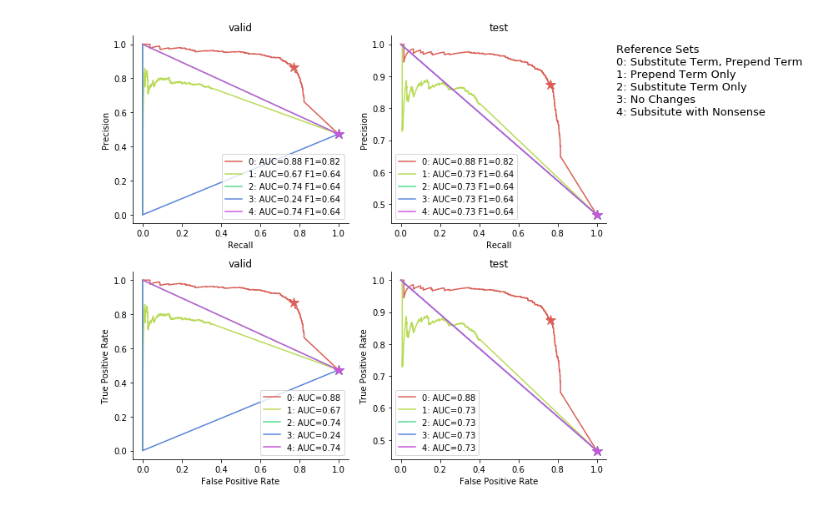
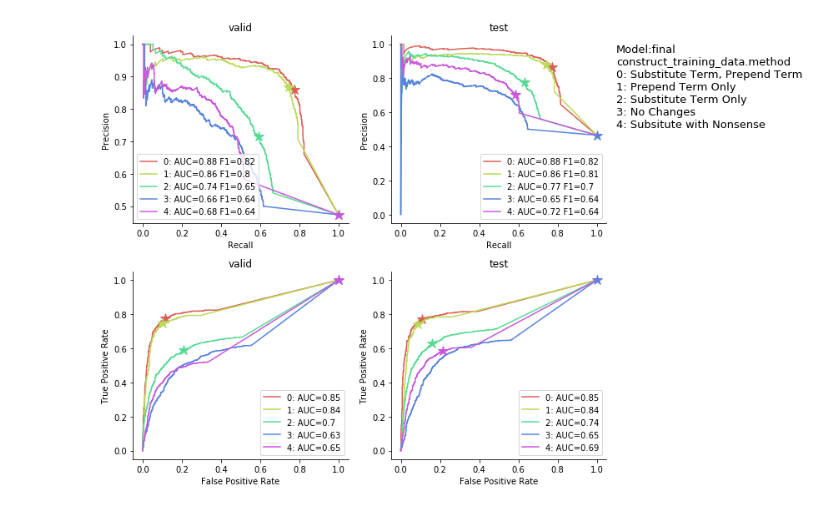
Before and after one commit to tatonetti-lab/onsides, a Jupyter notebook: notebooks/Experiment 0-Compare Example Construction Methods.ipynb, the cells around one changed output. Drawn from its saved outputs; the diff is of its cells as text; code cells hidden in the pictures.

Commit message:
experiment and notebook improvements

```diff
--- a/notebooks/Experiment 0-Compare Example Construction Methods.ipynb
+++ b/notebooks/Experiment 0-Compare Example Construction Methods.ipynb
@@ -22,66 +21,67 @@ import plot_helpers as ph
 experiment_id = "0"
 experiment = json.load(open('../analysis.json'))["experiments"][experiment_id]
 # %%
-resfiles = experiment['bestepoch']
-colors = sns.color_palette("hls", len(resfiles))
+for modeltype in ('final', 'bestepoch'):
+    resfiles = experiment[modeltype]
+    colors = sns.color_palette("hls", len(resfiles))
 
-plt.figure(figsize=(12,8))
-plotcounter = 1
+    plt.figure(figsize=(12,8))
+    plotcounter = 1
 
 
-for split in ('valid', 'test'):
-    plt.subplot(2, 2, plotcounter)
-    plotcounter += 1
-    plt.title(split)
+    for split in ('valid', 'test'):
+        plt.subplot(2, 2, plotcounter)
+        plotcounter += 1
+        plt.title(split)
 
-    for i, resfile in enumerate(resfiles):
+        for i, resfile in enumerate(resfiles):
 
-        df = pd.read_csv(os.path.join('..', resfile), index_col=0)
-        df['label'] = [1 if c == 'is_event' else 0 for c in df['class']]
-        split_df = df[df['split']==split]
+            df = pd.read_csv(os.path.join('..', resfile), index_col=0)
+            df['label'] = [1 if c == 'is_event' else 0 for c in df['class']]
+            split_df = df[df['split']==split]
 
-        prdata = ph.prdata(split_df['label'], split_df['Pred1'])
+            prdata = ph.prdata(split_df['label'], split_df['Pred1'])
 
-        plt.plot(prdata['recall'], prdata['precision'], color=colors[i],
-                 label=f'{i}: AUC={prdata["pr_auc"]:.2} F1={prdata["max_f1"]:.2}'
-                )
-        plt.plot([prdata['max_f1_recall']], [prdata['max_f1_precision']], '*', color=colors[i], markersize=12)
+            plt.plot(prdata['recall'], prdata['precision'], color=colors[i],
+                     label=f'{i}: AUC={prdata["pr_auc"]:.2} F1={prdata["max_f1"]:.2}'
+                    )
+            plt.plot([prdata['max_f1_recall']], [prdata['max_f1_precision']], '*', color=colors[i], markersize=12)
 
-    plt.xlabel('Recall')
-    plt.ylabel('Precision')
-    plt.legend()
-    sns.despine()
+        plt.xlabel('Recall')
+        plt.ylabel('Precision')
+        plt.legend()
+        sns.despine()
 
-for split in ('valid', 'test'):
-    plt.subplot(2, 2, plotcounter)
-    plotcounter += 1
-    plt.title(split)
+    for split in ('valid', 'test'):
+        plt.subplot(2, 2, plotcounter)
+        plotcounter += 1
+        plt.title(split)
 
-    for i, resfile in enumerate(resfiles):
+        for i, resfile in enumerate(resfiles):
 
-        df = pd.read_csv(os.path.join('..', resfile), index_col=0)
-        df['label'] = [1 if c == 'is_event' else 0 for c in df['class']]
-        split_df = df[df['split']==split]
+            df = pd.read_csv(os.path.join('..', resfile), index_col=0)
+            df['label'] = [1 if c == 'is_event' else 0 for c in df['class']]
+            split_df = df[df['split']==split]
 
-        prdata = ph.prdata(split_df['label'], split_df['Pred1'])
-        rocdata = ph.rocdata(split_df['label'], split_df['Pred1'], prdata['max_f1_threshold'])
+            prdata = ph.prdata(split_df['label'], split_df['Pred1'])
+            rocdata = ph.rocdata(split_df['label'], split_df['Pred1'], prdata['max_f1_threshold'])
 
-        plt.plot(prdata['recall'], prdata['precision'], color=colors[i],
-                 label=f'{i}: AUC={prdata["pr_auc"]:.2}'
-                )
-        plt.plot([prdata['max_f1_recall']], [prdata['max_f1_precision']], '*', color=colors[i], markersize=12)
+            plt.plot(rocdata['fpr'], rocdata['tpr'], color=colors[i],
+                     label=f'{i}: AUC={rocdata["roc_auc"]:.2}'
+                    )
+            plt.plot([rocdata['max_f1_fpr']], [rocdata['max_f1_tpr']], '*', color=colors[i], markersize=12)
 
-    plt.xlabel('False Positive Rate')
-    plt.ylabel('True Positive Rate')
-    plt.legend()
-    sns.despine()
+        plt.xlabel('False Positive Rate')
+        plt.ylabel('True Positive Rate')
+        plt.legend()
+        sns.despine()
 
-plt.subplot(2, 2, 2)
-reflegend = 'Reference Sets\n' + '\n'.join([f"{i}: {s}" for i, s in enumerate(experiment['labels'])])
-plt.text(1.1, 1.0, reflegend, fontsize=13, verticalalignment='top')
+    plt.subplot(2, 2, 2)
+    reflegend = f'Model:{modeltype}\n{experiment["factor"]}\n' + '\n'.join([f"{i}: {s}" for i, s in enumerate(experiment['labels'])])
+    plt.text(1.1, 1.0, reflegend, fontsize=13, verticalalignment='top')
+    #plt.suptitle(modeltype)
+    plt.tight_layout()
 
-plt.tight_layout()
-
-plt.savefig('../figures/Experiment0-bestepoch.pdf')
+    plt.savefig(f'../figures/Experiment{experiment_id}-{modeltype}.pdf')
 # %% [output]
-[figure, old version]
+[figure, new version]
```
Also changed, not shown: parts of 3 cells of this notebook, 6 other files.
